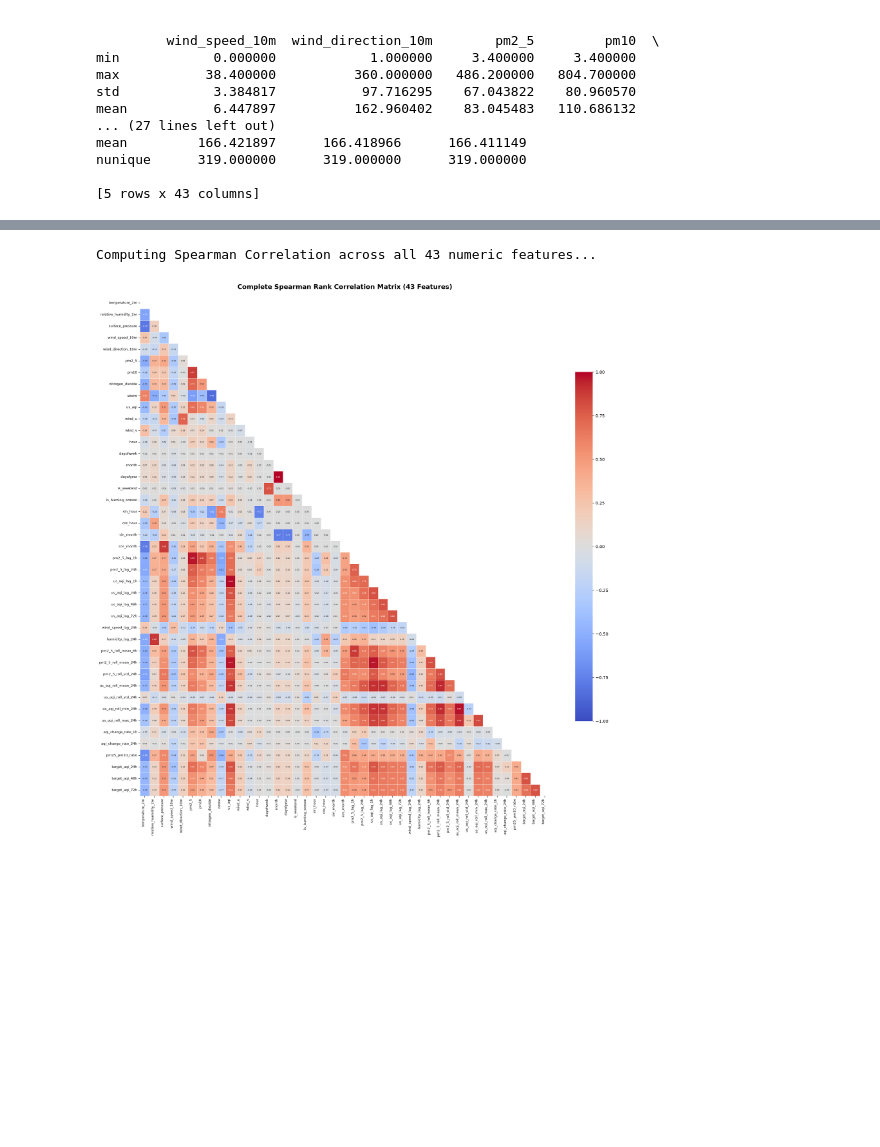
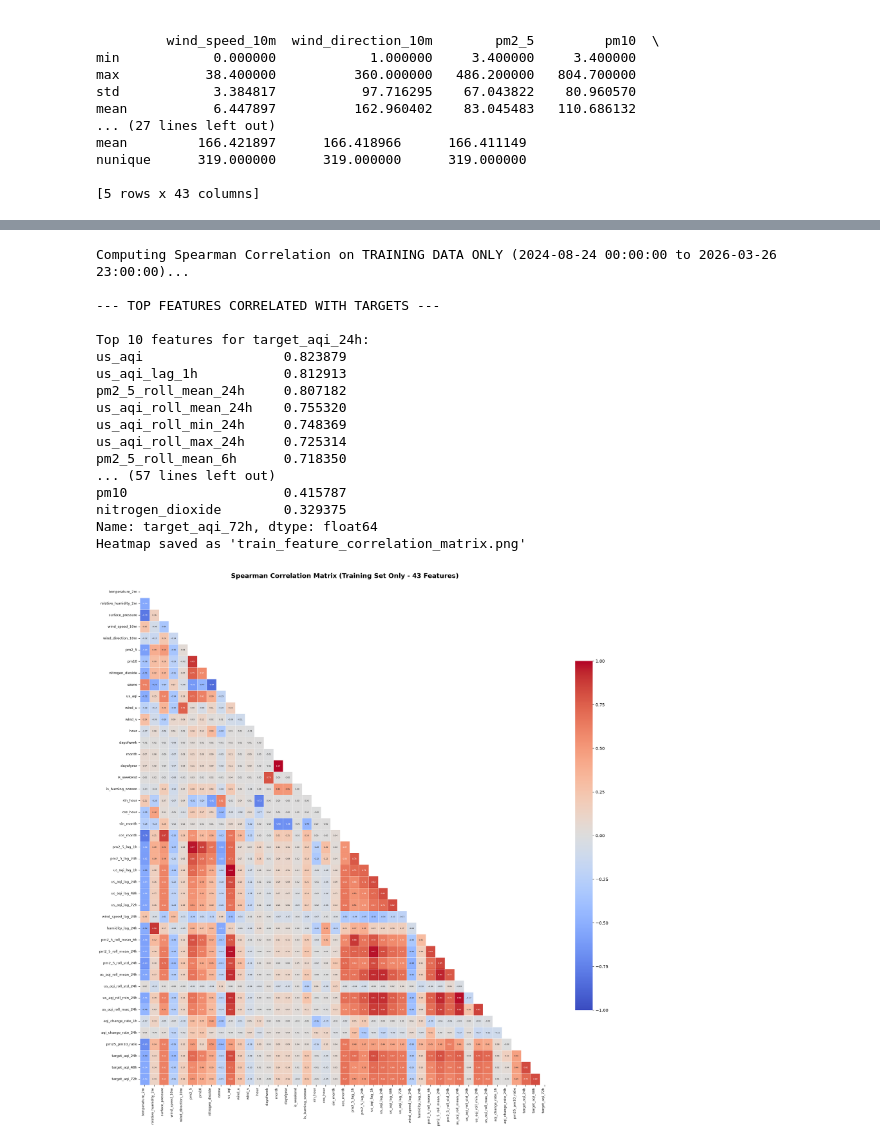
Before and after one commit to HabibUrRehman-mk/AQI_Predictor, a Jupyter notebook: ml_pipeline.ipynb, the cells around one changed output, grey strips where cells are left out. Saved outputs shown, nothing was run; the diff lists cells and outputs as text; code cells hidden in the pictures; blank space fills up the shorter version.

```diff
--- a/ml_pipeline.ipynb
+++ b/ml_pipeline.ipynb
@@ -56,8 +58,6 @@ Data columns (total 45 columns):
  44  target_aqi_72h        17400 non-null  float64
 dtypes: datetime64[ns](1), float64(34), int64(9), object(1)
 memory usage: 6.0+ MB
-# %%
-df=df.drop(columns=['city'])
 # %%
 df.info()
 # %% [output]
@@ -114,47 +149,86 @@ from sklearn.model_selection import train_test_split
 import seaborn as sns
 import matplotlib.pyplot as plt
 
-print(f"Computing Spearman Correlation across all {numeric_df.shape[1]} numeric features...")
+n= len(df)
+train_end = int(n * 0.80)
 
-# 3. Compute Full Spearman Rank Correlation
-corr_matrix = numeric_df.corr(method="spearman")
+# Isolate training set exclusively to compute statistics/correlations
+train_df = df.iloc[:train_end].copy()
 
-# 4. Plot High-Resolution Full Heatmap
-# Scale figure size dynamically based on the number of features
-num_features = numeric_df.shape[1]
+# Select numeric features for training
+numeric_train_df = train_df.select_dtypes(include=[np.number])
+
+print(
+    f"Computing Spearman Correlation on TRAINING DATA ONLY ({train_df['time'].iloc[0]} to {train_df['time'].iloc[-1]})..."
+)
+
+# 4. Compute Spearman Rank Correlation Matrix
+corr_matrix = numeric_train_df.corr(method="spearman")
+
+# 5. Extract Feature Correlation with Target Horizons
+print("\n--- TOP FEATURES CORRELATED WITH TARGETS ---")
+for target in target_cols:
+    if target in corr_matrix.columns:
+        top_features = (
+            corr_matrix[target]
+            .drop(labels=target_cols, errors="ignore")
+            .abs()
+            .sort_values(ascending=False)
+            .head(20)
+        )
+        print(f"\nTop 10 features for {target}:")
+        print(top_features)
+
+# 6. Plot High-Resolution Correlation Heatmap
+num_features = numeric_train_df.shape[1]
 fig_size = max(18, int(num_features * 0.45))
 
 plt.figure(figsize=(fig_size, fig_size), dpi=150)
 
-# Mask upper triangle to avoid redundant mirrored data
 mask = np.triu(np.ones_like(corr_matrix, dtype=bool))
 
 sns.heatmap(
     corr_matrix,
     mask=mask,
     annot=True,
     fmt=".2f",
     cmap="coolwarm",
     vmin=-1,
     vmax=1,
     linewidths=0.3,
-    annot_kws={"size": max(5, 140 // num_features)},  # Auto-scale font size
-    cbar_kws={"shrink": 0.7}
+    annot_kws={"size": max(5, 140 // num_features)},
+    cbar_kws={"shrink": 0.7},
 )
 
 plt.title(
-    f"Complete Spearman Rank Correlation Matrix ({num_features} Features)",
+    f"Spearman Correlation Matrix (Training Set Only - {num_features} Features)",
     fontsize=16,
     pad=20,
-    weight="bold"
+    weight="bold",
 )
 plt.xticks(rotation=90, ha="right", fontsize=8)
 plt.yticks(rotation=0, fontsize=8)
 plt.tight_layout()
 
-
-plt.savefig("full_feature_correlation_matrix.png", dpi=300, bbox_inches="tight")
+plt.savefig("train_feature_correlation_matrix_v1.png", dpi=300, bbox_inches="tight")
+print("Heatmap saved as 'train_feature_correlation_matrix.png'")
 plt.show()
 # %% [output]
-Computing Spearman Correlation across all 43 numeric features...
+Computing Spearman Correlation on TRAINING DATA ONLY (2024-08-24 00:00:00 to 2026-03-26 23:00:00)...
+
+--- TOP FEATURES CORRELATED WITH TARGETS ---
+
+Top 10 features for target_aqi_24h:
+us_aqi                  0.823879
+us_aqi_lag_1h           0.812913
+pm2_5_roll_mean_24h     0.807182
+us_aqi_roll_mean_24h    0.755320
+us_aqi_roll_min_24h     0.748369
+us_aqi_roll_max_24h     0.725314
+pm2_5_roll_mean_6h      0.718350
+... (57 lines left out)
+pm10                    0.415787
+nitrogen_dioxide        0.329375
+Name: target_aqi_72h, dtype: float64
+Heatmap saved as 'train_feature_correlation_matrix.png'
-[figure, old version]
+[figure, new version]
```
Also changed, not shown: parts of 21 cells of this notebook, 2 other files.
